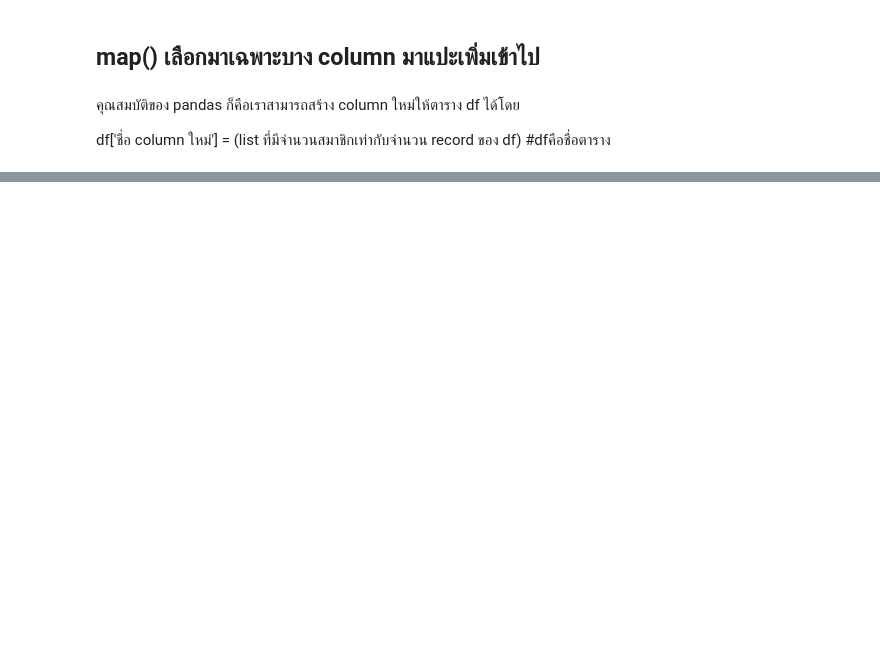
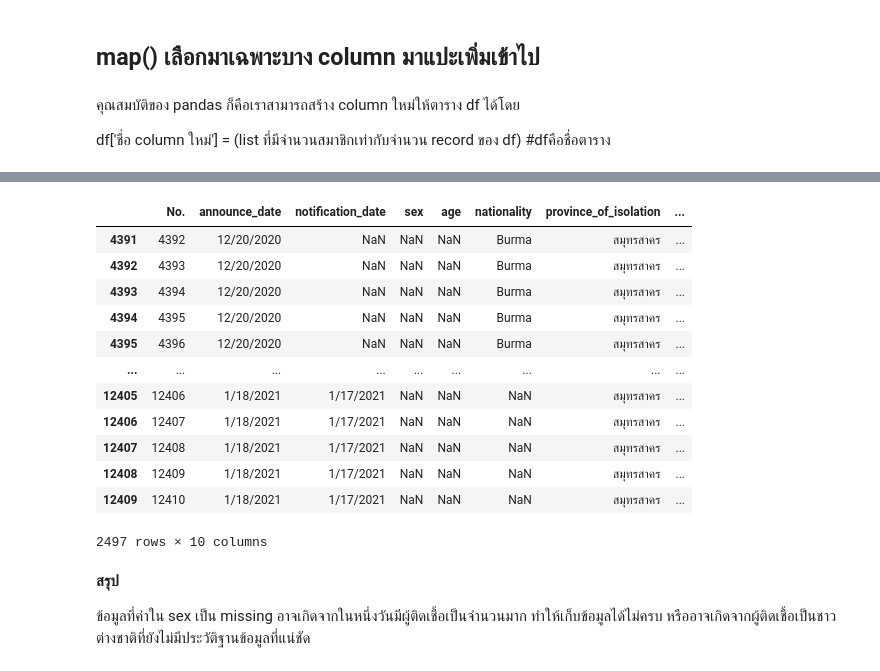
Before and after one commit to Tunyakarn/data_viz, a Jupyter notebook: Pandas102.ipynb, the cells around one changed output, grey strips where cells are left out. Saved outputs shown, nothing was run; the diff lists cells and outputs as text; code cells hidden in the pictures; blank space fills up the shorter version.

```diff
--- a/Pandas102.ipynb
+++ b/Pandas102.ipynb
@@ -259,0 +336,3 @@ df['ชื่อ column ใหม่'] = (list ที่มีจำนวนส
+# %%
+data_human2_renamed['num'] = range(data_human2_renamed.shape[0])
+data_human2_renamed
@@ -259,0 +353,2 @@ df['ชื่อ column ใหม่'] = (list ที่มีจำนวนส
+# %%
+data_human2_renamed['patientNumber'].map(data_covid.set_index('No.')['risk']) #.map มันจะผูกค่า 'patientNumber' กับ 'No.' เข้าด้วยกันแล้ว return list ของค่า ['risk']
@@ -259,0 +368,3 @@ df['ชื่อ column ใหม่'] = (list ที่มีจำนวนส
+# %%
+data_human2_renamed['detail'] = data_human2_renamed['patientNumber'].map(data_covid.set_index('No.')['risk'])
+data_human2_renamed
@@ -259,0 +403,25 @@ df['ชื่อ column ใหม่'] = (list ที่มีจำนวนส
+# %%
+table_sex = []
+for i in data_covid.iloc[:,3].isnull():
+    table_sex.append(i)
+missing_sex = data_covid[table_sex]
+# %%
+missing_sex
+# %% [output]
+|  | No. | announce_date | notification_date | sex | age | nationality | province_of_isolation | ... |
+| 4391 | 4392 | 12/20/2020 | NaN | NaN | NaN | Burma | สมุทรสาคร | ... |
+| 4392 | 4393 | 12/20/2020 | NaN | NaN | NaN | Burma | สมุทรสาคร | ... |
+| 4393 | 4394 | 12/20/2020 | NaN | NaN | NaN | Burma | สมุทรสาคร | ... |
+| 4394 | 4395 | 12/20/2020 | NaN | NaN | NaN | Burma | สมุทรสาคร | ... |
+| 4395 | 4396 | 12/20/2020 | NaN | NaN | NaN | Burma | สมุทรสาคร | ... |
+| ... | ... | ... | ... | ... | ... | ... | ... | ... |
+| 12405 | 12406 | 1/18/2021 | 1/17/2021 | NaN | NaN | NaN | สมุทรสาคร | ... |
+| 12406 | 12407 | 1/18/2021 | 1/17/2021 | NaN | NaN | NaN | สมุทรสาคร | ... |
+| 12407 | 12408 | 1/18/2021 | 1/17/2021 | NaN | NaN | NaN | สมุทรสาคร | ... |
+| 12408 | 12409 | 1/18/2021 | 1/17/2021 | NaN | NaN | NaN | สมุทรสาคร | ... |
+| 12409 | 12410 | 1/18/2021 | 1/17/2021 | NaN | NaN | NaN | สมุทรสาคร | ... |
+2497 rows × 10 columns
+# %% [markdown]
+**สรุป**
+
+ข้อมูลที่ค่าใน sex เป็น missing อาจเกิดจากในหนึ่งวันมีผู้ติดเชื้อเป็นจำนวนมาก ทำให้เก็บข้อมูลได้ไม่ครบ หรืออาจเกิดจากผู้ติดเชื้อเป็นชาวต่างชาติที่ยังไม่มีประวัติฐานข้อมูลที่แน่ชัด
```
Also changed, not shown: parts of 25 cells of this notebook.
